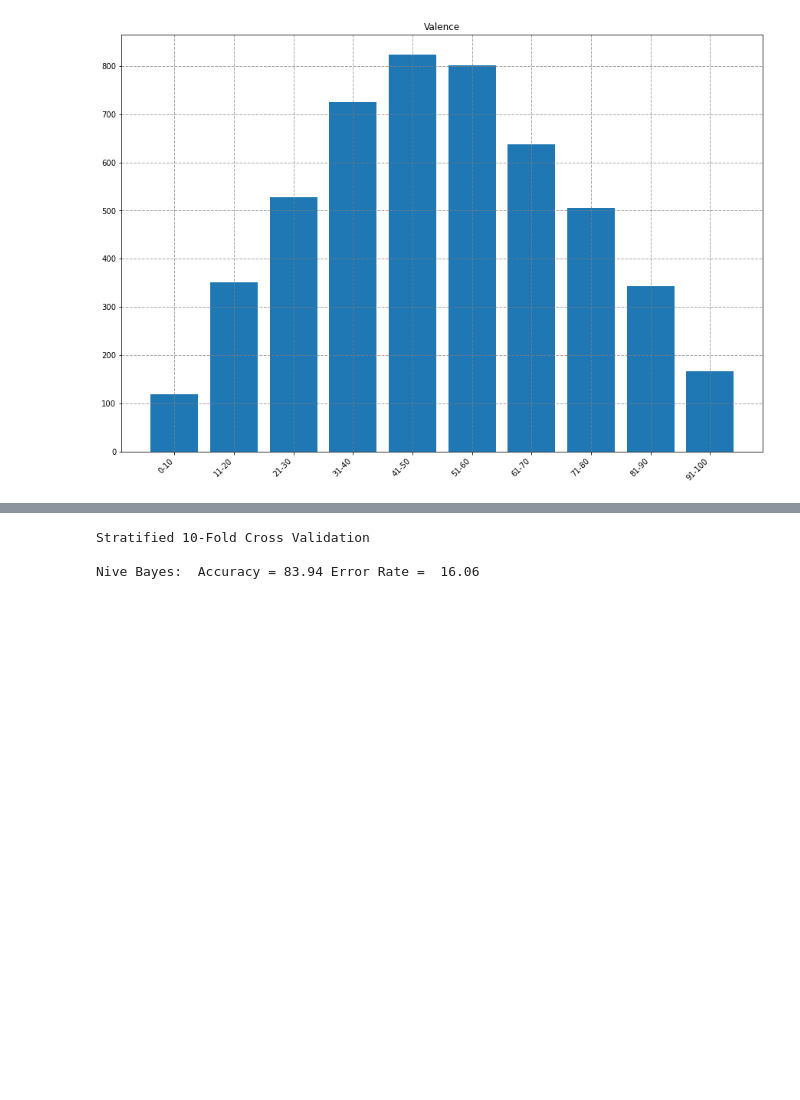
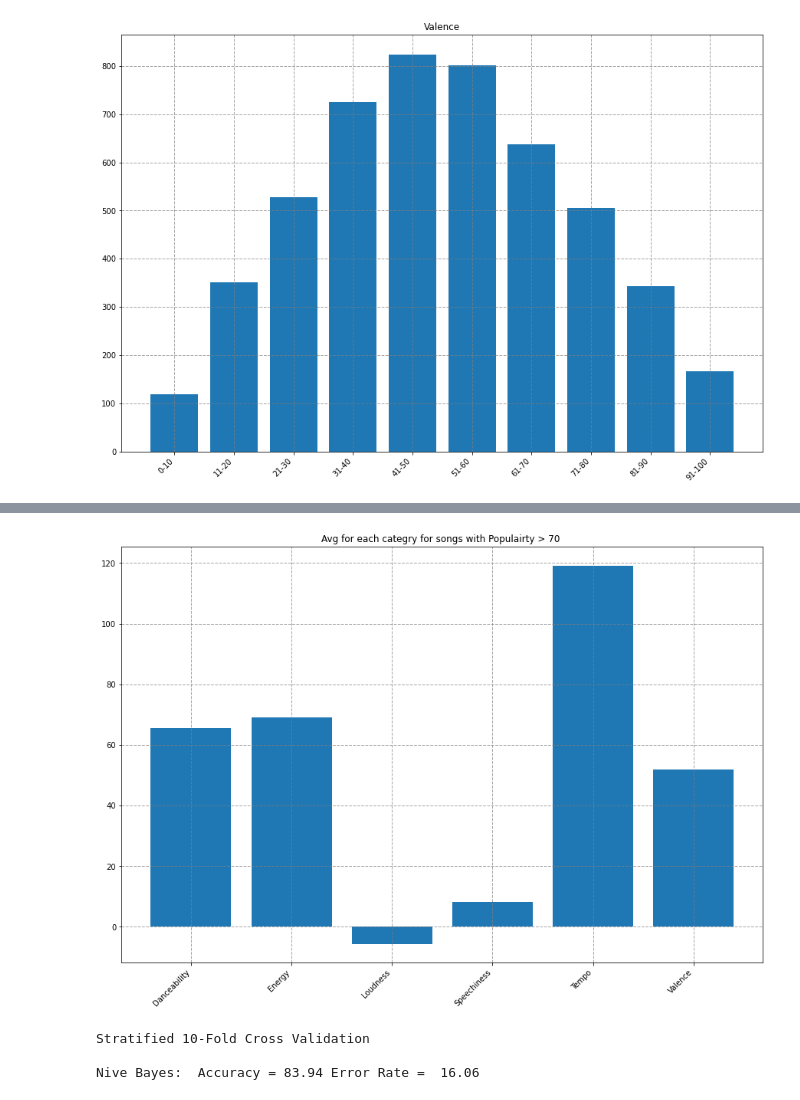
Before and after one commit to CarterKekoa/SpotifyRecommendationApp, a Jupyter notebook: DataAnalysis.ipynb, the cells around one changed output, grey strips where cells are left out. Saved outputs shown, nothing was run; the diff lists cells and outputs as text; code cells hidden in the pictures; blank space fills up the shorter version.

```diff
--- a/DataAnalysis.ipynb
+++ b/DataAnalysis.ipynb
@@ -156,16 +148,18 @@ plot_utils.frequency_chart(x_vals, y_vals,  "Avg for each categry for songs with
 # %%
 avg_dance = myutils.compute_average(myutils.format_num([row[11] for row in top]))
 avg_energy = myutils.compute_average(myutils.format_num([row[12] for row in top]))
 avg_loudness = myutils.compute_average([row[14] for row in top])
 avg_speech = myutils.compute_average(myutils.format_num([row[16] for row in top]))
 avg_tempo = myutils.compute_average([row[21] for row in top])
 avg_valence = myutils.compute_average(myutils.format_num([row[20] for row in top]))
 
 x_vals = ['Danceability','Energy','Loudness','Speechiness','Tempo','Valence']
 y_vals = [avg_dance, avg_energy, avg_loudness, avg_speech, avg_tempo, avg_valence]
 
 
-plot_utils.frequency_chart(x_vals, y_vals,  "Avg for each categry for songs with Populairty > 50 ", "", "")
+plot_utils.frequency_chart(x_vals, y_vals,  "Avg for each categry for songs with Populairty > 70 ", "", "")
+# %% [output]
+[figure, added]
 # %%
 danceability = myutils.format_num(track_data.get_column('danceability'))
 energy = myutils.format_num(track_data.get_column('energy'))
```
Also changed, not shown: parts of 1 cell of this notebook.
